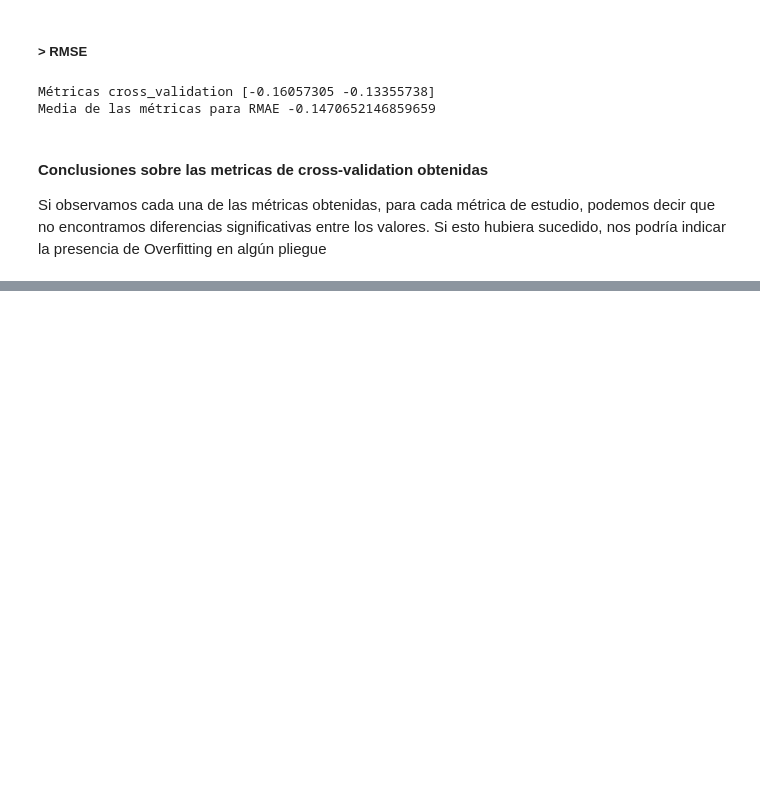
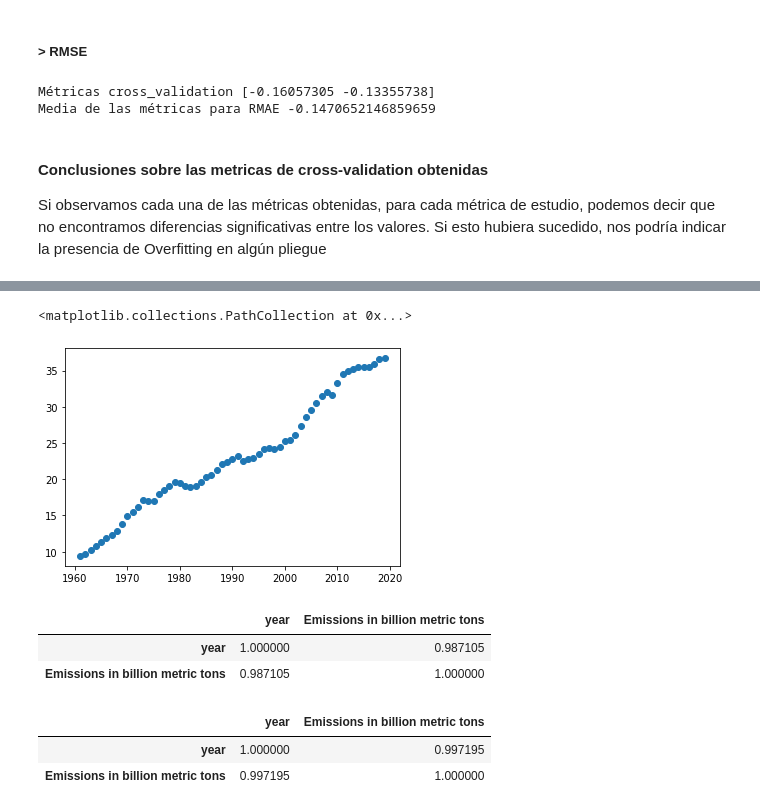
Before and after one commit to jcorvalan93/CH_DataScience, a Jupyter notebook: WorldClimateChange_Lisousky_Mora_Corvalan.ipynb, the cells around one changed output, grey strips where cells are left out. Saved outputs shown, nothing was run; the diff lists cells and outputs as text; code cells hidden in the pictures; blank space fills up the shorter version.

```diff
--- a/WorldClimateChange_Lisousky_Mora_Corvalan.ipynb
+++ b/WorldClimateChange_Lisousky_Mora_Corvalan.ipynb
@@ -976,0 +983,4 @@ Si observamos cada una de las métricas obtenidas, para cada métrica de estudio
+# %%
+url = 'https://raw.githubusercontent.com/jcorvalan93/CH_DataScience/main/CO2_anual.csv'
+co2 = pd.read_csv(url, sep=',', encoding='cp1252')
+co2.head()
@@ -976,0 +994,17 @@ Si observamos cada una de las métricas obtenidas, para cada métrica de estudio
+# %%
+plt.scatter(co2.year, co2['Emissions in billion metric tons'])
+# %% [output]
+<matplotlib.collections.PathCollection at 0x...>
+[figure, added]
+# %%
+co2[['year', 'Emissions in billion metric tons']].corr()
+# %% [output]
+|  | year | Emissions in billion metric tons |
+| year | 1.000000 | 0.987105 |
+| Emissions in billion metric tons | 0.987105 | 1.000000 |
+# %%
+co2[['year', 'Emissions in billion metric tons']].corr(method='spearman')
+# %% [output]
+|  | year | Emissions in billion metric tons |
+| year | 1.000000 | 0.997195 |
+| Emissions in billion metric tons | 0.997195 | 1.000000 |
```
Also changed, not shown: parts of 24 cells of this notebook.
